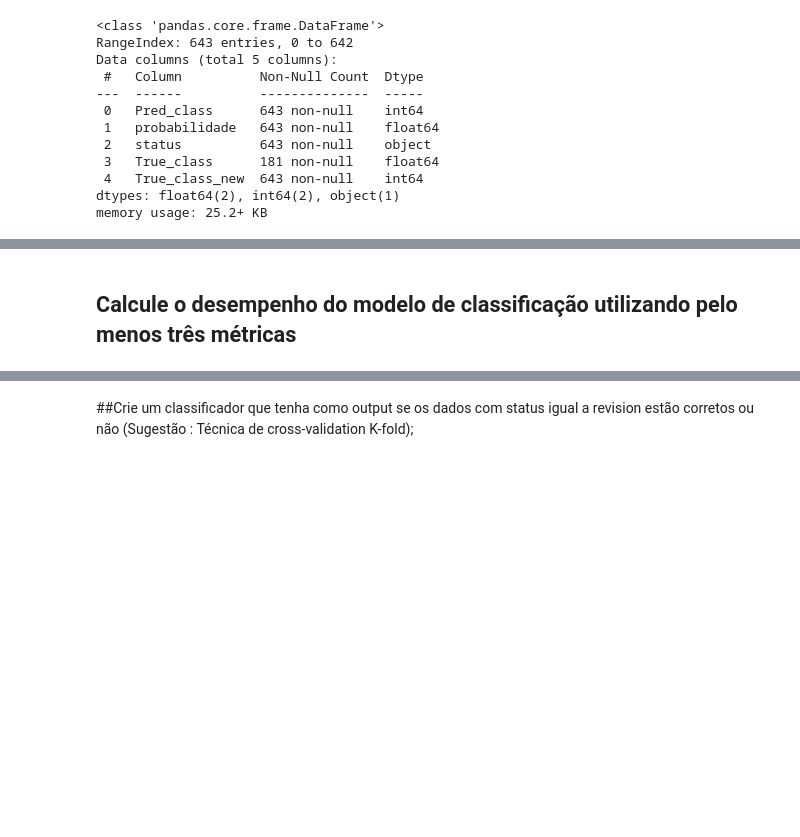
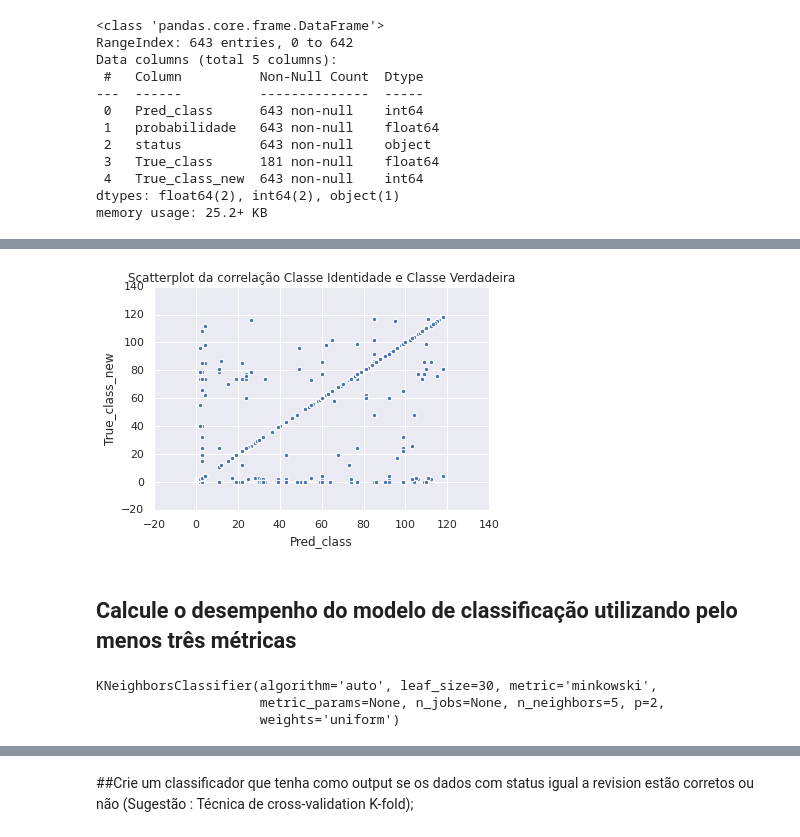
Before and after one commit to rafaelrlima/smarkio_test_data_science, a Jupyter notebook: smarkio_analise_ml.ipynb, the cells around one changed output, grey strips where cells are left out. Cells and saved outputs as stored; diff of their text form; code cells hidden in the pictures; blank space fills up the shorter version.

```diff
--- a/smarkio_analise_ml.ipynb
+++ b/smarkio_analise_ml.ipynb
@@ -177,2 +191,10 @@ boxplot = df.boxplot(column=['Pred_class',   'probabilidade', 'True_class_new'])
+# %%
+plt.scatter(df['Pred_class'], df['True_class_new'])
+plt.title('Scatterplot da correlação Classe Identidade e Classe Verdadeira')
+plt.xlabel('Pred_class')
+plt.ylabel('True_class_new')
+plt.show()
+# %% [output]
+[figure, added]
 # %% [markdown]
 ## Calcule o desempenho do modelo de classificação utilizando pelo menos três métricas
@@ -178,0 +213,8 @@ boxplot = df.boxplot(column=['Pred_class',   'probabilidade', 'True_class_new'])
+# %%
+#Ajustando o KNN nos dados de Treino
+knn = KNeighborsClassifier()
+knn.fit(x_treino, y_treino)
+# %% [output]
+KNeighborsClassifier(algorithm='auto', leaf_size=30, metric='minkowski',
+                     metric_params=None, n_jobs=None, n_neighbors=5, p=2,
+                     weights='uniform')
```
Also changed, not shown: parts of 11 cells of this notebook.
